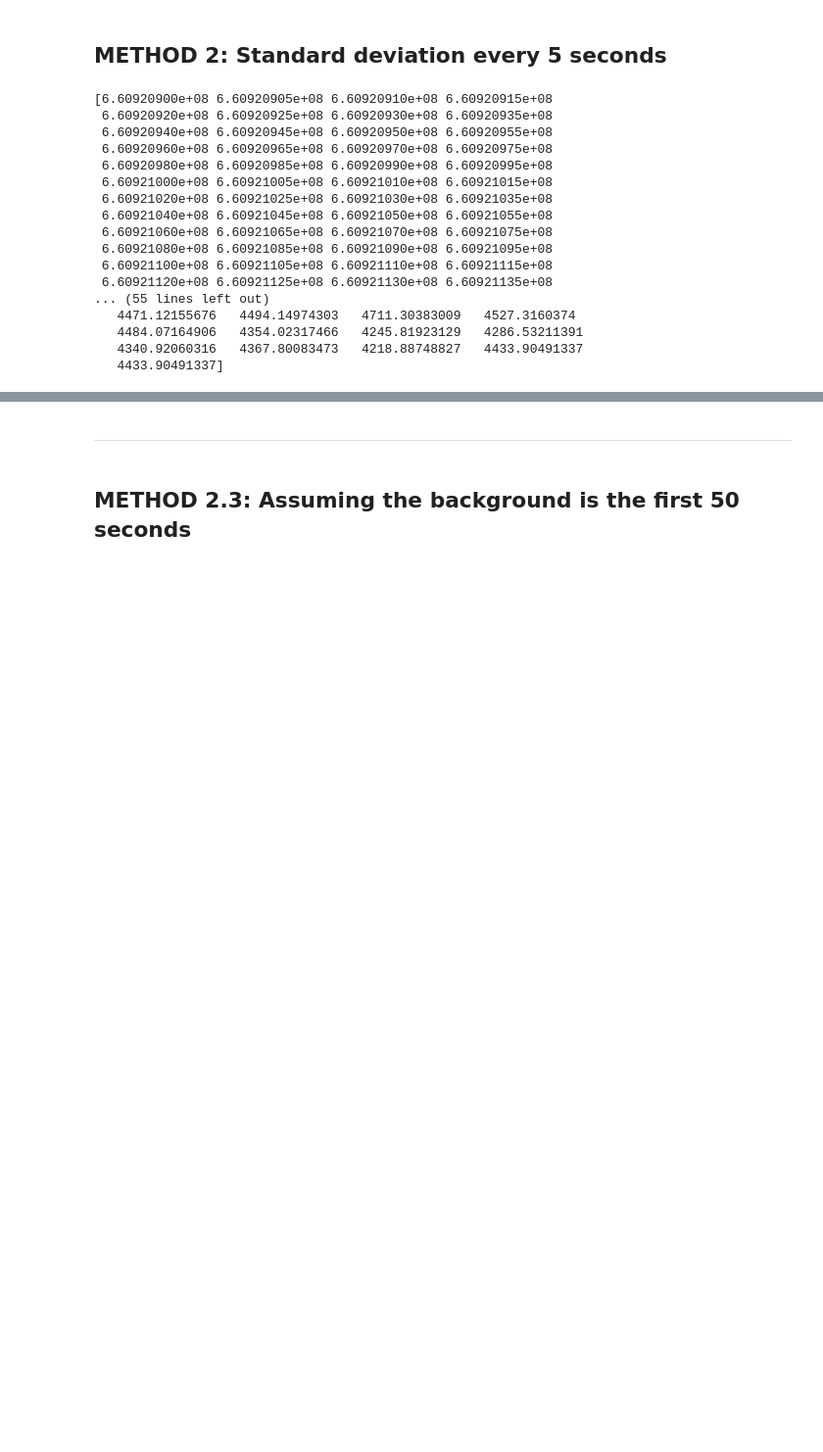
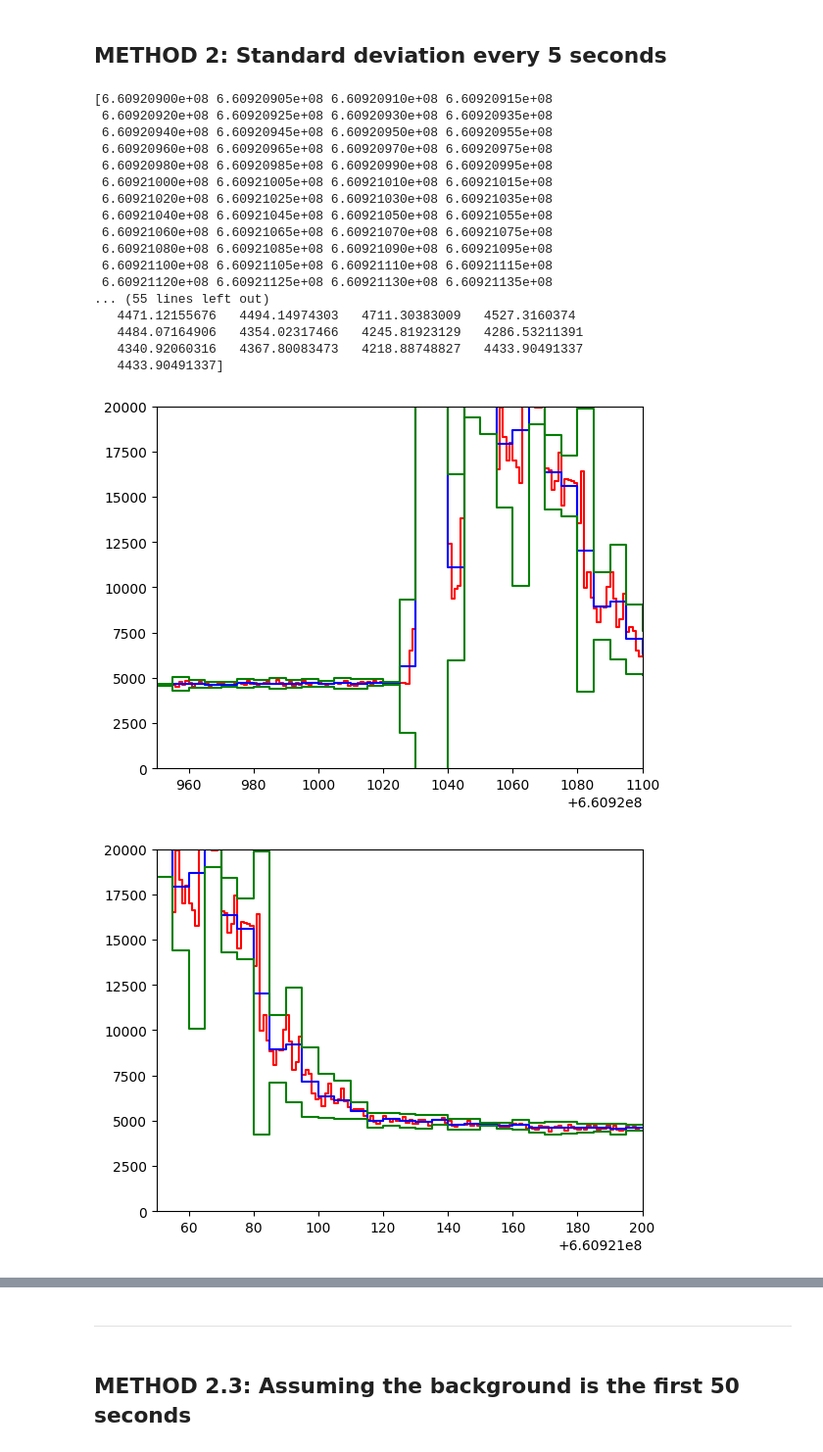
Before and after one commit to JCodeZero/PhotonStatsAnalysis, a Jupyter notebook: notebooks/DetectingBursts.ipynb, the cells around one changed output, grey strips where cells are left out. Shown at 98% size. Saved outputs shown, nothing was run; the diff lists cells and outputs as text; code cells hidden in the pictures; blank space fills up the shorter version.

```diff
--- a/notebooks/DetectingBursts.ipynb
+++ b/notebooks/DetectingBursts.ipynb
@@ -140,3 +144,24 @@ print(bottomy)
    4484.07164906   4354.02317466   4245.81923129   4286.53211391
    4340.92060316   4367.80083473   4218.88748827   4433.90491337
    4433.90491337]
+# %%
+plt.plot(timearray, photons, 'r-', drawstyle='steps-post')
+plt.plot(edgesx, means, 'blue', drawstyle='steps-post')
+plt.plot(edgesx, topy, 'green', drawstyle='steps-post')
+plt.plot(edgesx, bottomy, 'green', drawstyle='steps-post')
+
+plt.xlim(660920950,660921100)
+plt.ylim(0,20000)
+plt.show()
+
+plt.plot(timearray, photons, 'r-', drawstyle='steps-post')
+plt.plot(edgesx, means, 'blue', drawstyle='steps-post')
+plt.plot(edgesx, topy, 'green', drawstyle='steps-post')
+plt.plot(edgesx, bottomy, 'green', drawstyle='steps-post')
+
+plt.xlim(660921050,660921200)
+plt.ylim(0,20000)
+plt.show()
+# %% [output]
+[figure, added]
+[figure, added]
```
Also changed, not shown: parts of 14 cells of this notebook.
